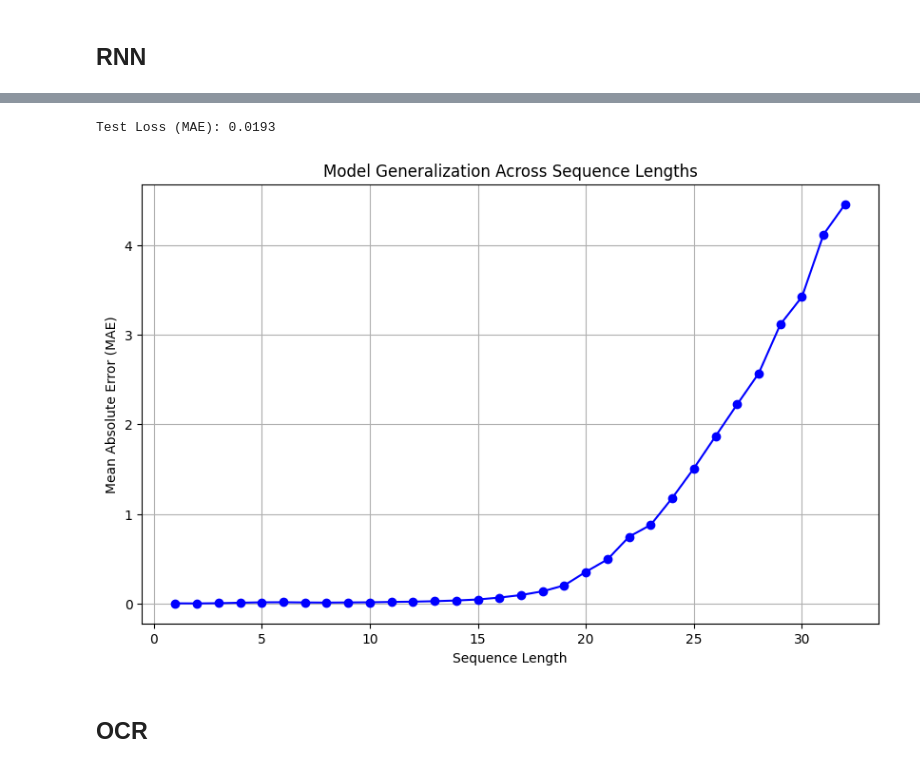
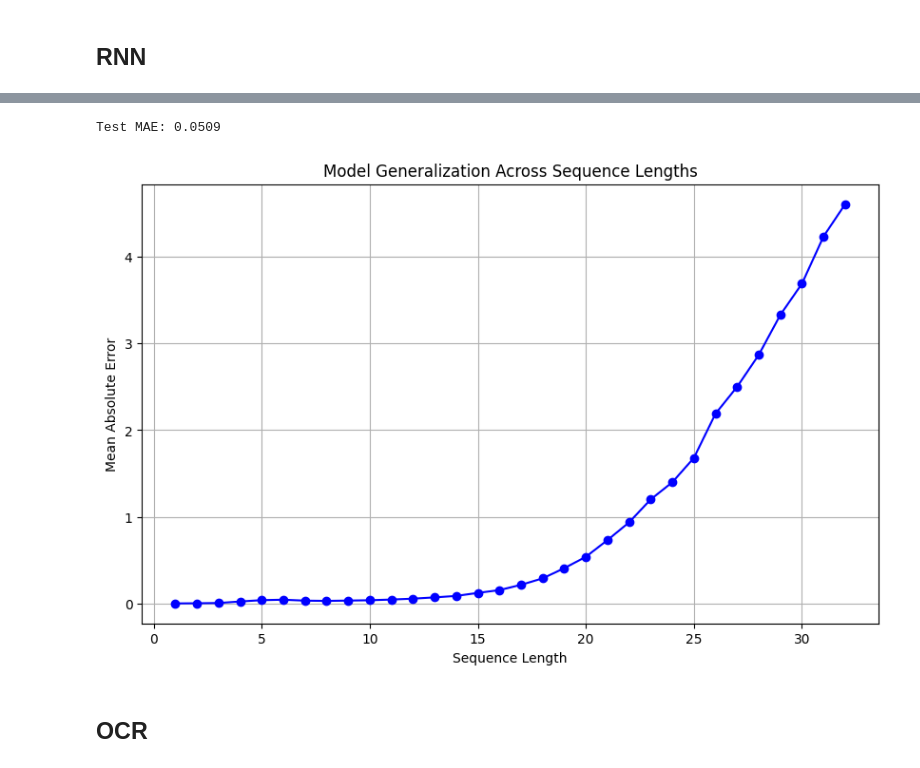
Before and after one commit to himanshuyv/SMAI, a Jupyter notebook: assignments/5/a5.ipynb, the cells around one changed output, grey strips where cells are left out. Cells and saved outputs as stored; diff of their text form; code cells hidden in the pictures.

```diff
--- a/assignments/5/a5.ipynb
+++ b/assignments/5/a5.ipynb
@@ -44,14 +44,14 @@ val_size = int(0.1 * len(data))
 train_data, val_data, test_data = data[:train_size], data[train_size:train_size + val_size], data[train_size + val_size:]
 train_labels, val_labels, test_labels = labels[:train_size], labels[train_size:train_size + val_size], labels[train_size + val_size:]
 
-train_dataset = BitCountingDataset(train_data, train_labels)
-val_dataset = BitCountingDataset(val_data, val_labels)
-test_dataset = BitCountingDataset(test_data, test_labels)
+train_dataset = RNNDataset(train_data, train_labels)
+val_dataset = RNNDataset(val_data, val_labels)
+test_dataset = RNNDataset(test_data, test_labels)
 
 batch_size = 64
-train_loader = DataLoader(train_dataset, batch_size=batch_size, shuffle=True, collate_fn=collate_fn_rnn)
-val_loader = DataLoader(val_dataset, batch_size=batch_size, shuffle=False, collate_fn=collate_fn_rnn)
-test_loader = DataLoader(test_dataset, batch_size=batch_size, shuffle=False, collate_fn=collate_fn_rnn)
+train_loader = DataLoader(train_dataset, batch_size=batch_size, shuffle=True)
+val_loader = DataLoader(val_dataset, batch_size=batch_size, shuffle=False)
+test_loader = DataLoader(test_dataset, batch_size=batch_size, shuffle=False)
 # %%
 def train(model, train_loader, val_loader, criterion, optimizer, num_epochs, device):
     for epoch in range(num_epochs):
@@ -76,5 +76,5 @@ def train(model, train_loader, val_loader, criterion, optimizer, num_epochs, dev
 # %%
-model = BitCounterRNN(input_size=1, hidden_size=32, num_layers=1)
+model = RNN(input_size=1, hidden_size=32, num_layers=1)
 criterion = nn.L1Loss()
 optimizer = torch.optim.Adam(model.parameters(), lr=0.001)
 device = torch.device("cuda" if torch.cuda.is_available() else "cpu")
@@ -106,8 +110,8 @@ Epoch [10/10], Train Loss: 0.0533, Validation Loss: 0.0196
 # %%
 test_loss = evaluate(model, test_loader, criterion, device)
-print(f"Test Loss (MAE): {test_loss:.4f}")
+print(f"Test MAE: {test_loss:.4f}")
 # %% [output]
-Test Loss (MAE): 0.0193
+Test MAE: 0.0509
 # %%
 def generate_out_of_distribution_data(start_len=1, end_len=32, samples_per_length=1000):
     data, labels = [], []
@@ -121,31 +125,31 @@ def generate_out_of_distribution_data(start_len=1, end_len=32, samples_per_lengt
 # %%
 gen_data, gen_labels = generate_out_of_distribution_data()
 lengths = list(range(1, 33))
 mae_per_length = []
 
 for length in lengths:
     length_data = []
     length_labels = []
     for seq, label in zip(gen_data, gen_labels):
         if len(seq) == length:
             length_data.append(seq)
             length_labels.append(label)
 
-    length_dataset = BitCountingDataset(length_data, length_labels)
-    length_loader = DataLoader(length_dataset, batch_size=batch_size, shuffle=False, collate_fn=collate_fn_rnn)
+    length_dataset = RNNDataset(length_data, length_labels)
+    length_loader = DataLoader(length_dataset, batch_size=batch_size, shuffle=False)
     mae = evaluate(model, length_loader, criterion, device)
     mae_per_length.append(mae)
 
 plt.figure(figsize=(10, 6))
 plt.plot(lengths, mae_per_length, marker='o', color='b')
 plt.title('Model Generalization Across Sequence Lengths')
 plt.xlabel('Sequence Length')
-plt.ylabel('Mean Absolute Error (MAE)')
+plt.ylabel('Mean Absolute Error')
 plt.grid(True)
 plt.savefig('./figures/RNN_generalization.png')
 plt.show()
 # %% [output]
-[figure, old version]
+[figure, new version]
 # %% [markdown]
 ## OCR
 # %%
```
Also changed, not shown: parts of 10 cells of this notebook, 4 other files.
